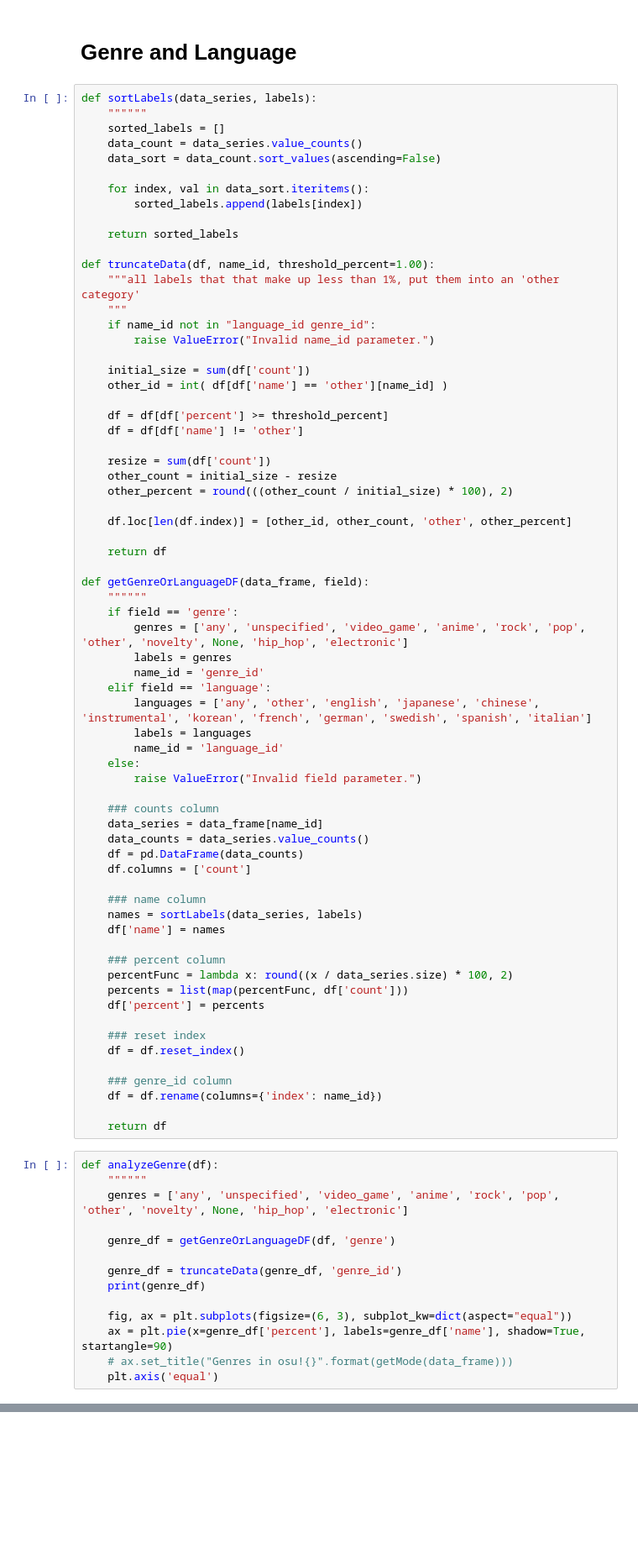
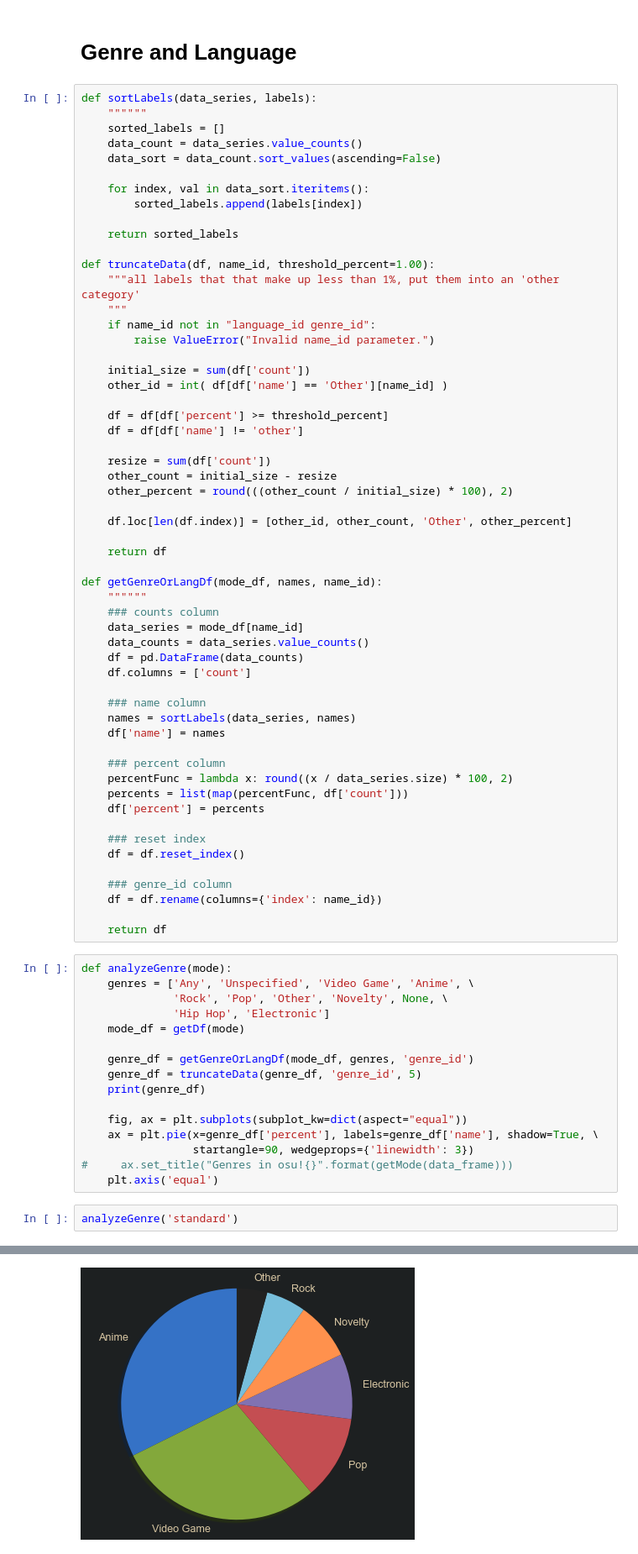
Before and after one commit to al1Null/osu-analysis, a Jupyter notebook: Beatmaps/BeatmapVisualize.ipynb, the cells around one changed output, grey strips where cells are left out. Shown at 84% size. Saved outputs shown, nothing was run; the diff lists cells and outputs as text; blank space fills up the shorter version.

```diff
--- a/Beatmaps/BeatmapVisualize.ipynb
+++ b/Beatmaps/BeatmapVisualize.ipynb
@@ -169,7 +152,7 @@ def truncateData(df, name_id, threshold_percent=1.00):
         raise ValueError("Invalid name_id parameter.")
 
     initial_size = sum(df['count'])
-    other_id = int( df[df['name'] == 'other'][name_id] )
+    other_id = int( df[df['name'] == 'Other'][name_id] )
 
     df = df[df['percent'] >= threshold_percent]
     df = df[df['name'] != 'other']
@@ -178,31 +161,20 @@ def truncateData(df, name_id, threshold_percent=1.00):
     other_count = initial_size - resize
     other_percent = round(((other_count / initial_size) * 100), 2)
 
-    df.loc[len(df.index)] = [other_id, other_count, 'other', other_percent]
+    df.loc[len(df.index)] = [other_id, other_count, 'Other', other_percent]
 
     return df
 
-def getGenreOrLanguageDF(data_frame, field):
+def getGenreOrLangDf(mode_df, names, name_id):
     """"""
-    if field == 'genre':
-        genres = ['any', 'unspecified', 'video_game', 'anime', 'rock', 'pop', 'other', 'novelty', None, 'hip_hop', 'electronic']
-        labels = genres
-        name_id = 'genre_id'
-    elif field == 'language':
-        languages = ['any', 'other', 'english', 'japanese', 'chinese', 'instrumental', 'korean', 'french', 'german', 'swedish', 'spanish', 'italian']
-        labels = languages
-        name_id = 'language_id'
-    else:
-        raise ValueError("Invalid field parameter.")
-
     ### counts column
-    data_series = data_frame[name_id]
+    data_series = mode_df[name_id]
     data_counts = data_series.value_counts()
     df = pd.DataFrame(data_counts)
     df.columns = ['count']
 
     ### name column
-    names = sortLabels(data_series, labels)
+    names = sortLabels(data_series, names)
     df['name'] = names
 
     ### percent column
@@ -218,16 +190,21 @@ def getGenreOrLanguageDF(data_frame, field):
 
     return df
 # %%
-def analyzeGenre(df):
-    """"""
-    genres = ['any', 'unspecified', 'video_game', 'anime', 'rock', 'pop', 'other', 'novelty', None, 'hip_hop', 'electronic']
+def analyzeGenre(mode):
+    genres = ['Any', 'Unspecified', 'Video Game', 'Anime', \
+              'Rock', 'Pop', 'Other', 'Novelty', None, \
+              'Hip Hop', 'Electronic']
+    mode_df = getDf(mode)
 
-    genre_df = getGenreOrLanguageDF(df, 'genre')
-
-    genre_df = truncateData(genre_df, 'genre_id')
+    genre_df = getGenreOrLangDf(mode_df, genres, 'genre_id')
+    genre_df = truncateData(genre_df, 'genre_id', 5)
     print(genre_df)
 
-    fig, ax = plt.subplots(figsize=(6, 3), subplot_kw=dict(aspect="equal"))
-    ax = plt.pie(x=genre_df['percent'], labels=genre_df['name'], shadow=True, startangle=90)
-    # ax.set_title("Genres in osu!{}".format(getMode(data_frame)))
+    fig, ax = plt.subplots(subplot_kw=dict(aspect="equal"))
+    ax = plt.pie(x=genre_df['percent'], labels=genre_df['name'], shadow=True, \
+                 startangle=90, wedgeprops={'linewidth': 3})
+#     ax.set_title("Genres in osu!{}".format(getMode(data_frame)))
     plt.axis('equal')
+# %%
+analyzeGenre('standard')
+# %% [output]
@@ -234 +219,2 @@ def analyzeGenre(df):
+[figure, added]
 # %%
```
Also changed, not shown: parts of 15 cells of this notebook.
